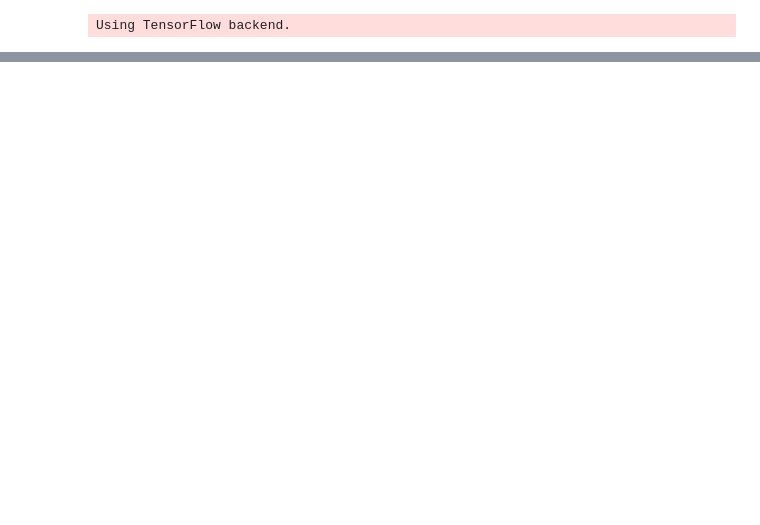
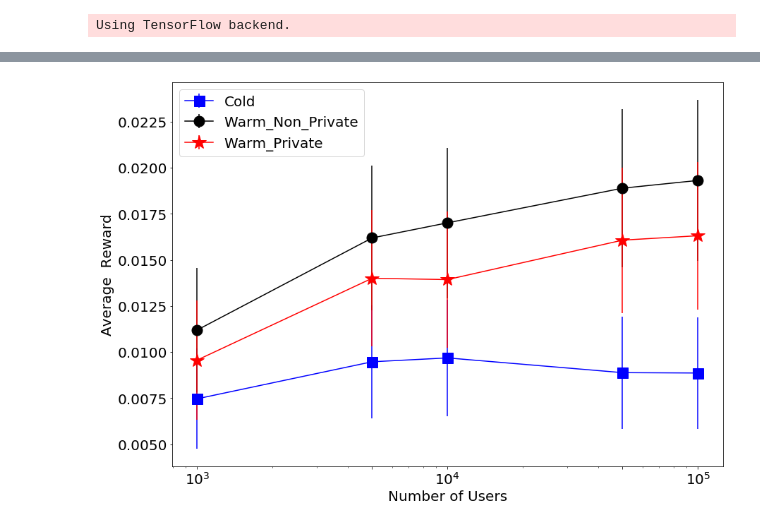
Before and after one commit to mmalekzadeh/privacy-preserving-bandits, a Jupyter notebook: experiments/2_a_synthetic_exp.ipynb, the cells around one changed output, grey strips where cells are left out. Saved outputs shown, nothing was run; the diff lists cells and outputs as text; code cells hidden in the pictures; blank space fills up the shorter version.

```diff
--- a/experiments/2_a_synthetic_exp.ipynb
+++ b/experiments/2_a_synthetic_exp.ipynb
@@ -100,0 +127,24 @@ plt.show()
+# %%
+import matplotlib.pyplot as plt
+def paint_reports(reports, users_rng):
+    x_ax = np.array(users_rng).astype(int)
+
+    fmts = ['bs-', 'ko-', 'r*-']
+    plt.errorbar(x_ax, reports[:,0,0], reports[:,0,1]/10, fmt=fmts[0], ms=15, ecolor="blue", label="Cold")
+    plt.errorbar(x_ax, reports[:,1,0], reports[:,1,1]/10, fmt=fmts[1], ms=15, ecolor="black", label="Warm_Non_Private")
+    plt.errorbar(x_ax, reports[:,2,0], reports[:,2,1]/10, fmt=fmts[2], ms=20, ecolor="red", label="Warm_Private")
+
+users_rng = np.array([1e3, 5e3, 1e4, 5e4, 1e5])
+
+plt.figure(figsize=(14,10))
+reports = np.array(reports)
+paint_reports(reports, users_rng)
+plt.xscale('log')
+plt.xlabel('Number of Users', size=20)
+plt.ylabel('Average  Reward', size=20)
+plt.xticks(users_rng,size=20)
+plt.yticks(size=20)
+plt.legend( ncol=1, loc='upper left', prop={'size': 20})
+plt.show()
+# %% [output]
+[figure, added]
```
Also changed, not shown: parts of 8 cells of this notebook, 1 other file.
